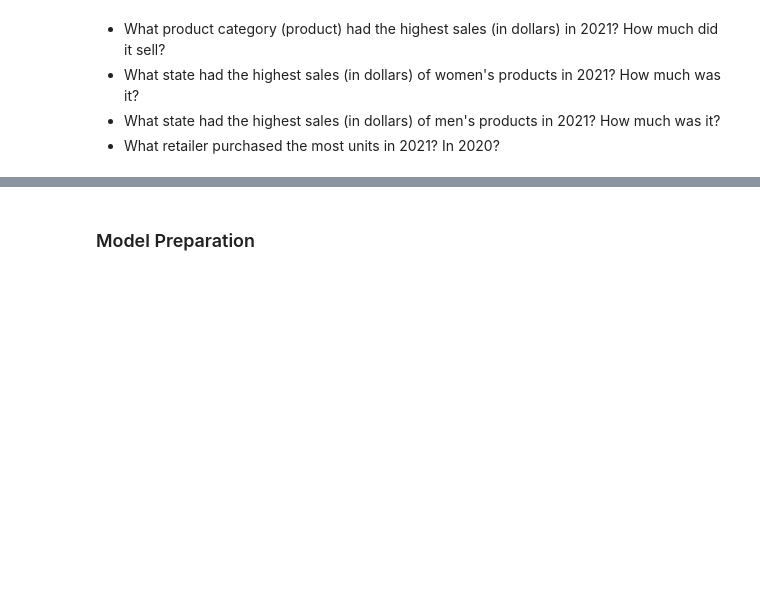
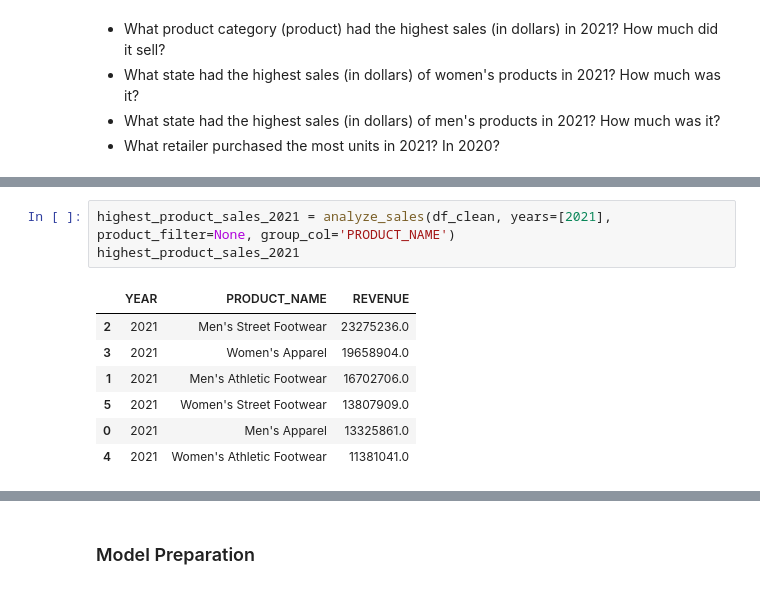
Before and after one commit to tjray2/RUSH-sales, a Jupyter notebook: GB885_Final_Project_Ray_T_v3.ipynb, the cells around one changed output, grey strips where cells are left out. Drawn from its saved outputs; the diff is of its cells as text; blank space fills up the shorter version.

```diff
--- a/GB885_Final_Project_Ray_T_v3.ipynb
+++ b/GB885_Final_Project_Ray_T_v3.ipynb
@@ -415,0 +403,11 @@ Name: PRODUCT_NAME, Length: 10268, dtype: bool
+# %%
+highest_product_sales_2021 = analyze_sales(df_clean, years=[2021], product_filter=None, group_col='PRODUCT_NAME')
+highest_product_sales_2021
+# %% [output]
+|  | YEAR | PRODUCT_NAME | REVENUE |
+| 2 | 2021 | Men's Street Footwear | 23275236.0 |
+| 3 | 2021 | Women's Apparel | 19658904.0 |
+| 1 | 2021 | Men's Athletic Footwear | 16702706.0 |
+| 5 | 2021 | Women's Street Footwear | 13807909.0 |
+| 0 | 2021 | Men's Apparel | 13325861.0 |
+| 4 | 2021 | Women's Athletic Footwear | 11381041.0 |
```
Also changed, not shown: parts of 17 cells of this notebook.
